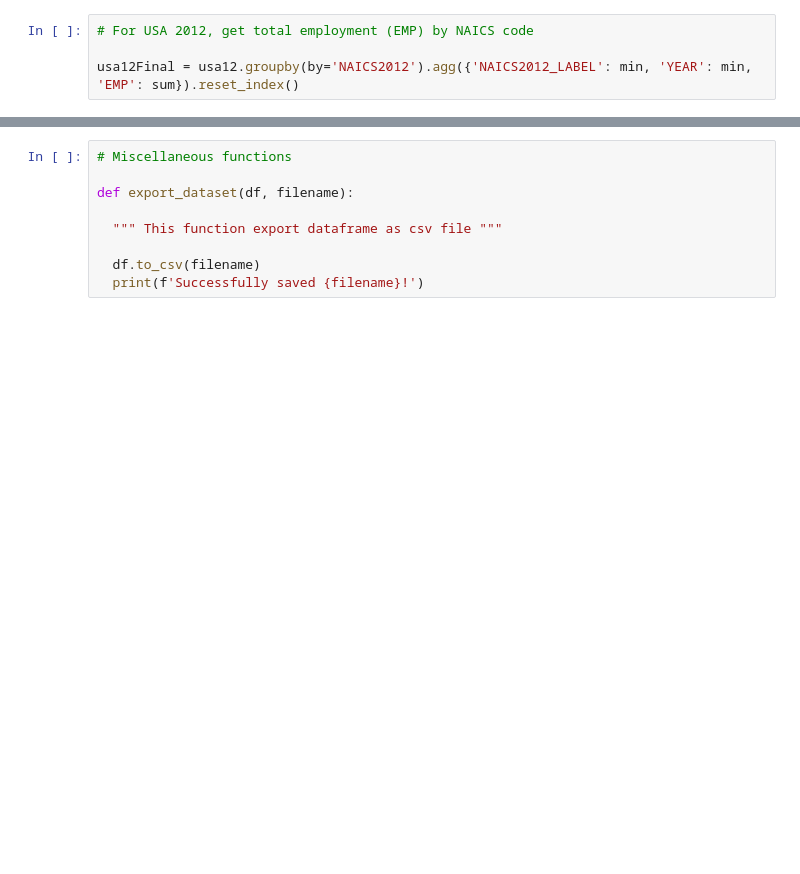
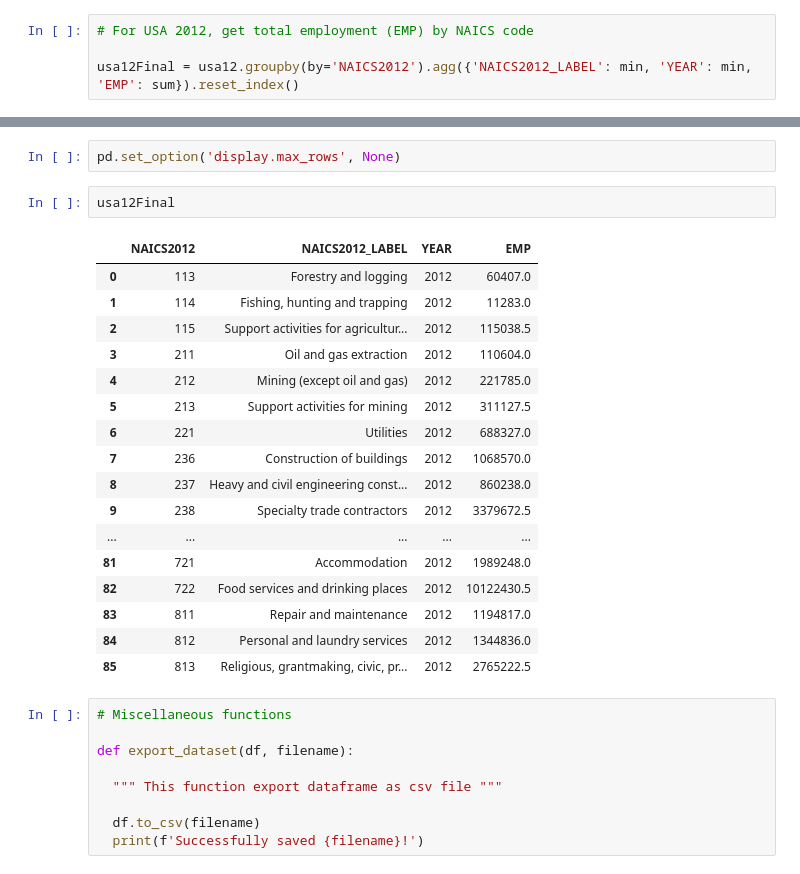
Before and after one commit to pndang/USP15, a Jupyter notebook: USP15_Project_Data_Cleaning.ipynb, the cells around one changed output, grey strips where cells are left out. Saved outputs shown, nothing was run; the diff lists cells and outputs as text; blank space fills up the shorter version.

```diff
--- a/USP15_Project_Data_Cleaning.ipynb
+++ b/USP15_Project_Data_Cleaning.ipynb
@@ -186,3 +193,25 @@ usa12Final.head()
+# %%
+pd.set_option('display.max_rows', None)
+# %%
+usa12Final
+# %% [output]
+|  | NAICS2012 | NAICS2012_LABEL | YEAR | EMP |
+| 0 | 113 | Forestry and logging | 2012 | 60407.0 |
+| 1 | 114 | Fishing, hunting and trapping | 2012 | 11283.0 |
+| 2 | 115 | Support activities for agricultur... | 2012 | 115038.5 |
+| 3 | 211 | Oil and gas extraction | 2012 | 110604.0 |
+| 4 | 212 | Mining (except oil and gas) | 2012 | 221785.0 |
+| 5 | 213 | Support activities for mining | 2012 | 311127.5 |
+| 6 | 221 | Utilities | 2012 | 688327.0 |
+| 7 | 236 | Construction of buildings | 2012 | 1068570.0 |
+| 8 | 237 | Heavy and civil engineering const... | 2012 | 860238.0 |
+| 9 | 238 | Specialty trade contractors | 2012 | 3379672.5 |
+| ... | ... | ... | ... | ... |
+| 81 | 721 | Accommodation | 2012 | 1989248.0 |
+| 82 | 722 | Food services and drinking places | 2012 | 10122430.5 |
+| 83 | 811 | Repair and maintenance | 2012 | 1194817.0 |
+| 84 | 812 | Personal and laundry services | 2012 | 1344836.0 |
+| 85 | 813 | Religious, grantmaking, civic, pr... | 2012 | 2765222.5 |
 # %%
 # Miscellaneous functions
 
```
Also changed, not shown: parts of 6 cells of this notebook.
